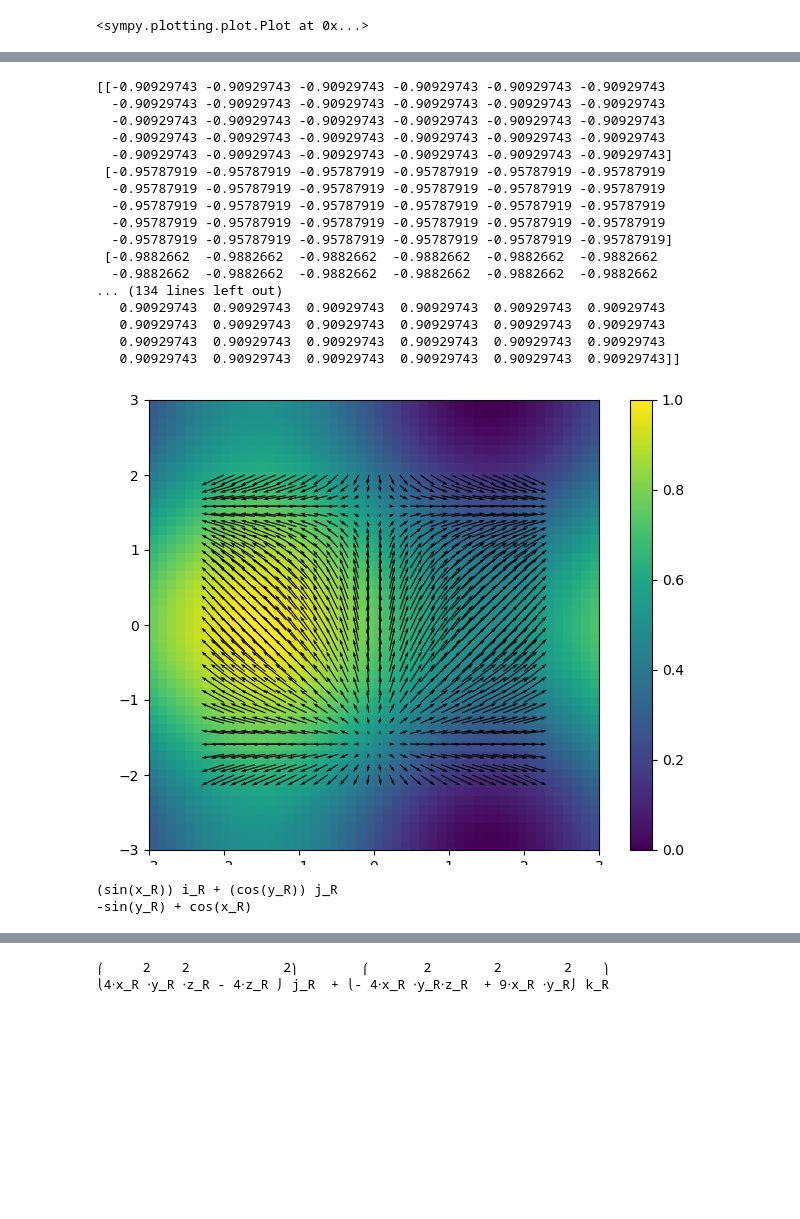
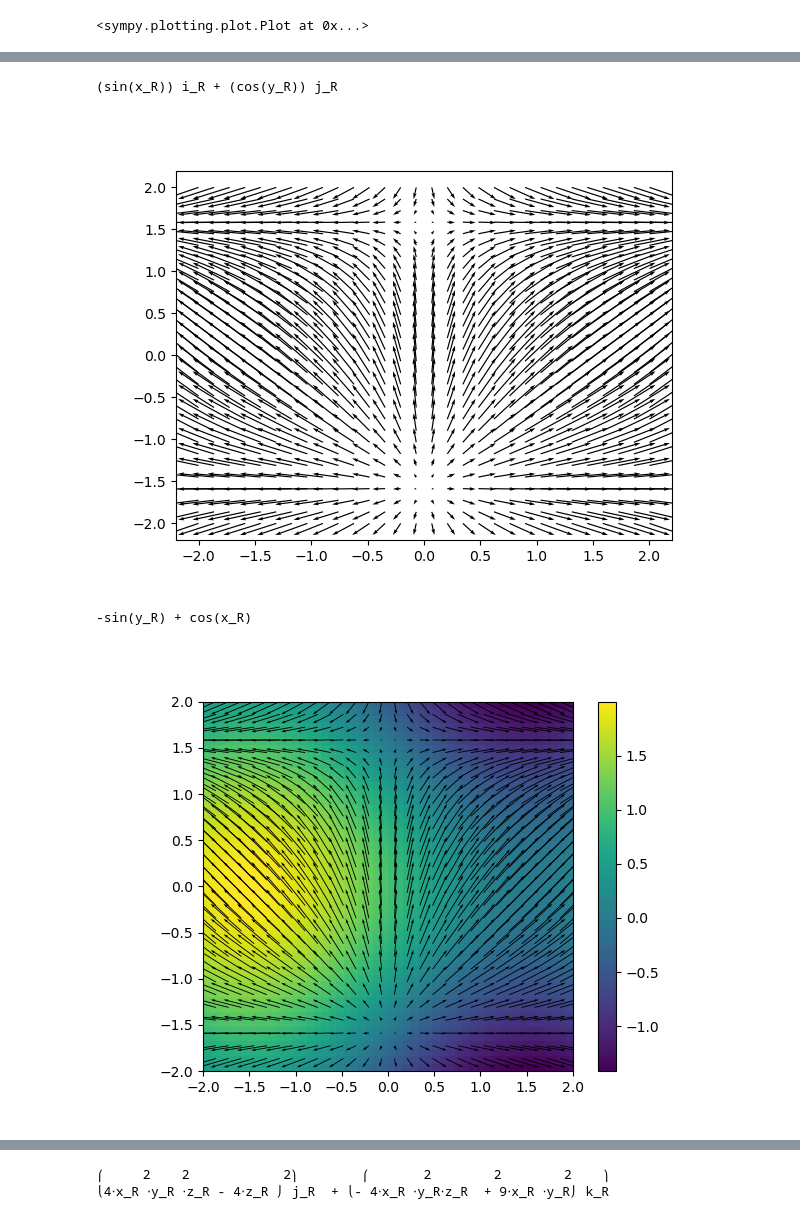
Before and after one commit to QuMCoding/QM-Book-Source, a Jupyter notebook: vector.ipynb, the cells around one changed output, grey strips where cells are left out. Drawn from its saved outputs; the diff is of its cells as text; code cells hidden in the pictures; blank space fills up the shorter version.

```diff
--- a/vector.ipynb
+++ b/vector.ipynb
@@ -198,60 +213,46 @@ pprint(result)
 # %%
 # 什麼是散度
 # 散度是∇ ⋅ f
-plt.clf()
 
-R = CoordSys3D("R")
-f = 1 * sin(R.x) * R.i + \
-    1 * cos(R.y) * R.j
-d = delop.dot(f, doit=True)
 
-resolution = 50
+R = CoordSys3D("R")  # 建立實數平面
+f = 1 * sin(R.x) * R.i + 1 * cos(R.y) * R.j  # 定義f(x, y)
+pprint(f)  # 輸出f
 
-X4B, Y4B = np.mgrid[-3:3:resolution * 1j, -3:3:resolution * 1j]
-img = np.zeros((resolution, resolution))
-extent = [-3, 3, -3, 3]
+R4Q = 30  # 要每行計算幾個點(解析度)
+X4Q, Y4Q = np.mgrid[-2:2:R4Q * 1j, -2:2:R4Q * 1j]  # 計算所有起點
+# 以起點帶入f得終點
+X4QV, Y4QV = np.copy(X4Q), np.copy(Y4Q)
+for i, v in np.ndenumerate(X4Q):
+    now = f.subs({R.x: v, R.y: Y4Q[i]}) \
+        .to_matrix(R)  # x, y代入並將向量函數轉換為矩陣
+    X4QV[i], Y4QV[i], _ = now  # 結果放進去
 
-for i, v in np.ndenumerate(X4B):
-    now = d.subs({R.x: v, R.y: Y4B[i]})
-    img[i] = now
-plt.imshow(img, extent=extent)
-
-resolution = 30
-X4Q, Y4Q = np.mgrid[-2:2:resolution * 1j, -2:2:resolution * 1j]
-X4QV, Y4QV = np.mgrid[-2:2:resolution * 1j, -2:2:resolution * 1j]
-for i, v in np.ndenumerate(X4Q):
-    now = f.subs({R.x: v, R.y: Y4Q[i]}).to_matrix(R)
-    X4QV[i] = now[0]
-    Y4QV[i] = now[1]
-print(X4QV)
-plt.quiver(X4Q, Y4Q, X4QV, Y4QV, angles="xy", scale_units="xy", scale=3)
-
-plt.colorbar()
+plt.clf()  # 清空plt
+plt.quiver(X4Q, Y4Q, X4QV, Y4QV,
+           angles="xy", scale_units="xy", scale=3)  # 畫出箭頭
 plt.show()
 
-pprint(f)
-pprint(d)
+delop = Del()
+d = delop.dot(f, doit=True)  # 散度
+pprint(d)  # 輸出d
+
+R4B = 50  # 要每行計算幾個點(解析度)
+X4B, Y4B = np.mgrid[-2:2:R4B * 1j, -2:2:R4B * 1j]  # 計算需要計算的點
+img = np.zeros((R4B, R4B))  # 建立畫布
+extent = [-2, 2, -2, 2]  # 設定邊界
+for i, v in np.ndenumerate(X4B):
+    now = d.subs({R.x: v, R.y: Y4B[i]})  # x, y 代入
+    img[i] = now  # 結果放進去
+plt.imshow(img, extent=extent)  # 將img放到plt
+plt.colorbar()  # 色度條
+
+plt.show()
 # %% [output]
-[[-0.90929743 -0.90929743 -0.90929743 -0.90929743 -0.90929743 -0.90929743
-  -0.90929743 -0.90929743 -0.90929743 -0.90929743 -0.90929743 -0.90929743
-  -0.90929743 -0.90929743 -0.90929743 -0.90929743 -0.90929743 -0.90929743
-  -0.90929743 -0.90929743 -0.90929743 -0.90929743 -0.90929743 -0.90929743
-  -0.90929743 -0.90929743 -0.90929743 -0.90929743 -0.90929743 -0.90929743]
- [-0.95787919 -0.95787919 -0.95787919 -0.95787919 -0.95787919 -0.95787919
-  -0.95787919 -0.95787919 -0.95787919 -0.95787919 -0.95787919 -0.95787919
-  -0.95787919 -0.95787919 -0.95787919 -0.95787919 -0.95787919 -0.95787919
-  -0.95787919 -0.95787919 -0.95787919 -0.95787919 -0.95787919 -0.95787919
-  -0.95787919 -0.95787919 -0.95787919 -0.95787919 -0.95787919 -0.95787919]
- [-0.9882662  -0.9882662  -0.9882662  -0.9882662  -0.9882662  -0.9882662
-  -0.9882662  -0.9882662  -0.9882662  -0.9882662  -0.9882662  -0.9882662
-... (134 lines left out)
-   0.90929743  0.90929743  0.90929743  0.90929743  0.90929743  0.90929743
-   0.90929743  0.90929743  0.90929743  0.90929743  0.90929743  0.90929743
-   0.90929743  0.90929743  0.90929743  0.90929743  0.90929743  0.90929743
-   0.90929743  0.90929743  0.90929743  0.90929743  0.90929743  0.90929743]]
+(sin(x_R)) i_R + (cos(y_R)) j_R
-[figure, old version]
+[figure, new version]
-(sin(x_R)) i_R + (cos(y_R)) j_R
 -sin(y_R) + cos(x_R)
+[figure, added]
 # %%
 # 散度, 直接用divergence()
 d = divergence(f)
```
Also changed, not shown: parts of 4 cells of this notebook.
